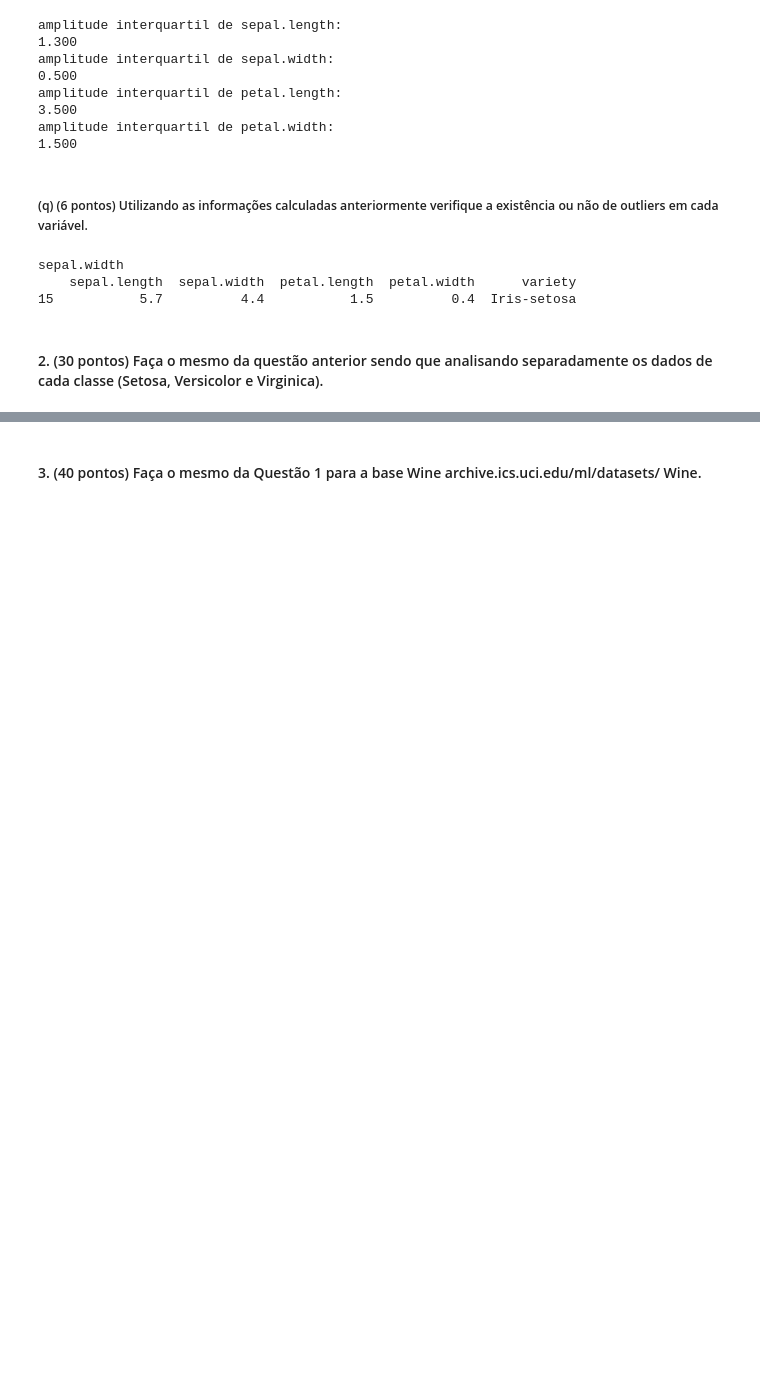
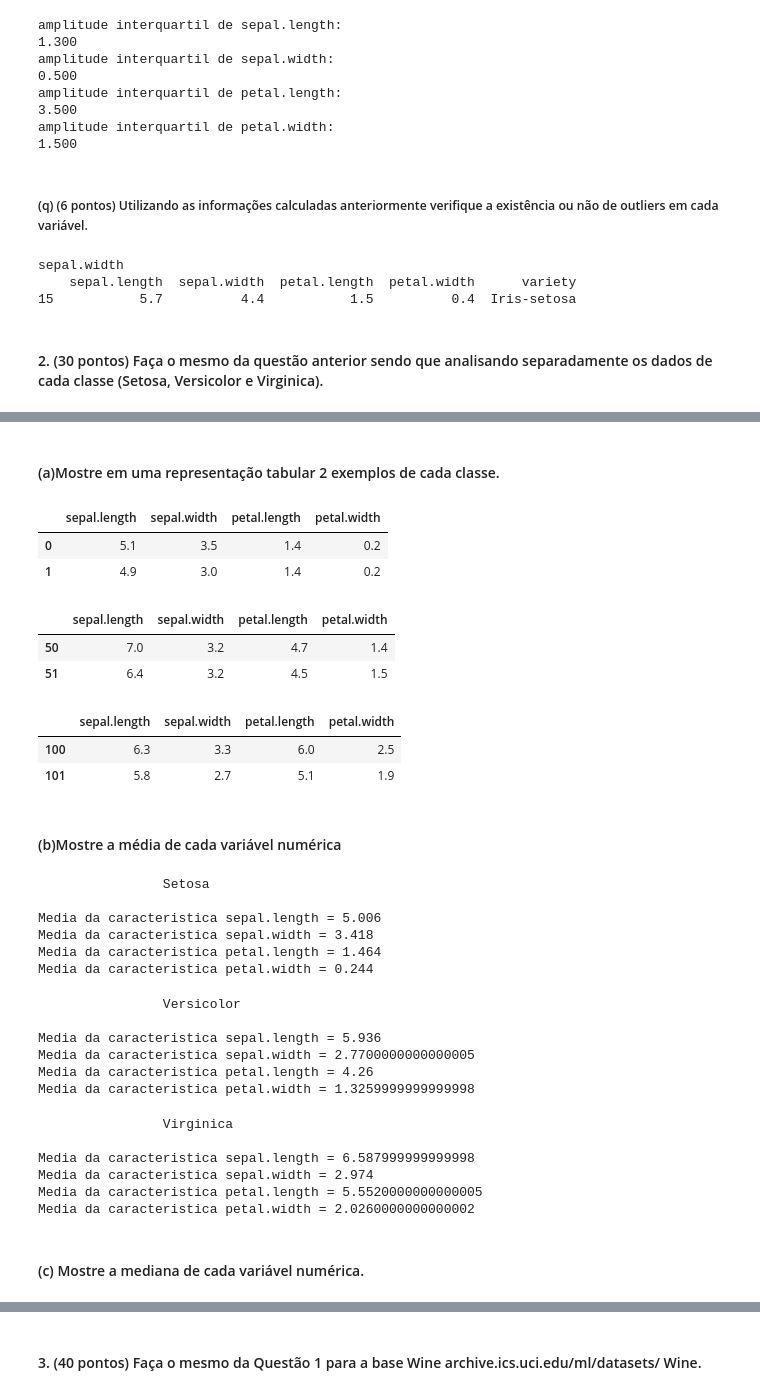
Before and after one commit to yuriresendematias/Aprendizagem-de-Maquina, a Jupyter notebook: Semana 4/Atividade4.ipynb, the cells around one changed output, grey strips where cells are left out. Cells and saved outputs as stored; diff of their text form; code cells hidden in the pictures; blank space fills up the shorter version.

```diff
--- a/Semana 4/Atividade4.ipynb
+++ b/Semana 4/Atividade4.ipynb
@@ -410,0 +479,57 @@ sepal.width
+# %% [markdown]
+#### (a)Mostre em uma representação tabular 2 exemplos de cada classe.
+# %%
+data_set[:2]
+# %% [output]
+|  | sepal.length | sepal.width | petal.length | petal.width |
+| 0 | 5.1 | 3.5 | 1.4 | 0.2 |
+| 1 | 4.9 | 3.0 | 1.4 | 0.2 |
+# %%
+data_ver[:2]
+# %% [output]
+|  | sepal.length | sepal.width | petal.length | petal.width |
+| 50 | 7.0 | 3.2 | 4.7 | 1.4 |
+| 51 | 6.4 | 3.2 | 4.5 | 1.5 |
+# %%
+data_vir[:2]
+# %% [output]
+|  | sepal.length | sepal.width | petal.length | petal.width |
+| 100 | 6.3 | 3.3 | 6.0 | 2.5 |
+| 101 | 5.8 | 2.7 | 5.1 | 1.9 |
+# %% [markdown]
+#### (b)Mostre a média de cada variável numérica
+# %%
+print("\t\tSetosa\n")
+for i in data_set:
+    print("Media da caracteristica", i, '=', data_set[i].mean())
+# %% [output]
+                Setosa
+
+Media da caracteristica sepal.length = 5.006
+Media da caracteristica sepal.width = 3.418
+Media da caracteristica petal.length = 1.464
+Media da caracteristica petal.width = 0.244
+# %%
+print("\t\tVersicolor\n")
+for i in data_ver:
+    print("Media da caracteristica", i, '=', data_ver[i].mean())
+# %% [output]
+                Versicolor
+
+Media da caracteristica sepal.length = 5.936
+Media da caracteristica sepal.width = 2.7700000000000005
+Media da caracteristica petal.length = 4.26
+Media da caracteristica petal.width = 1.3259999999999998
+# %%
+print("\t\tVirginica\n")
+for i in data_vir:
+    print("Media da caracteristica", i, '=', data_vir[i].mean())
+# %% [output]
+                Virginica
+
+Media da caracteristica sepal.length = 6.587999999999998
+Media da caracteristica sepal.width = 2.974
+Media da caracteristica petal.length = 5.5520000000000005
+Media da caracteristica petal.width = 2.0260000000000002
+# %% [markdown]
+#### (c) Mostre a mediana de cada variável numérica.
```
Also changed, not shown: parts of 12 cells of this notebook.
